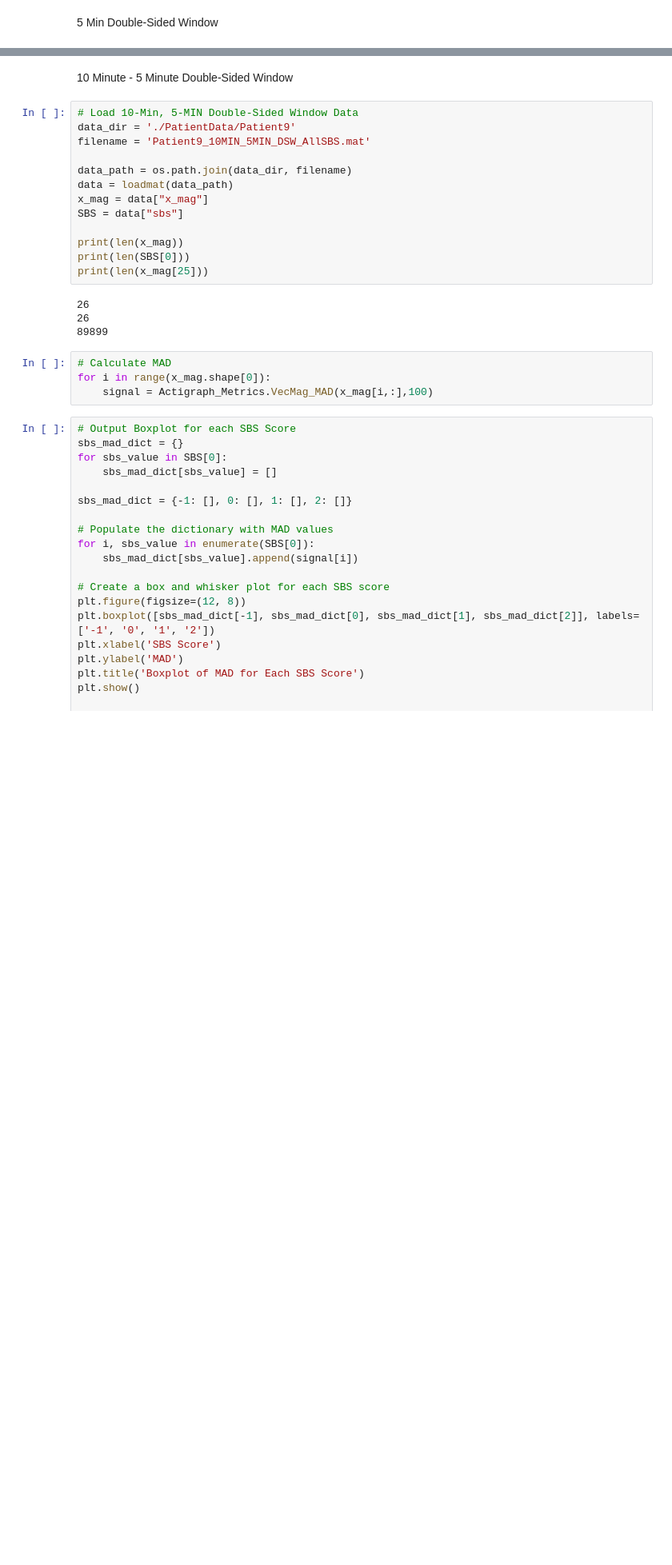
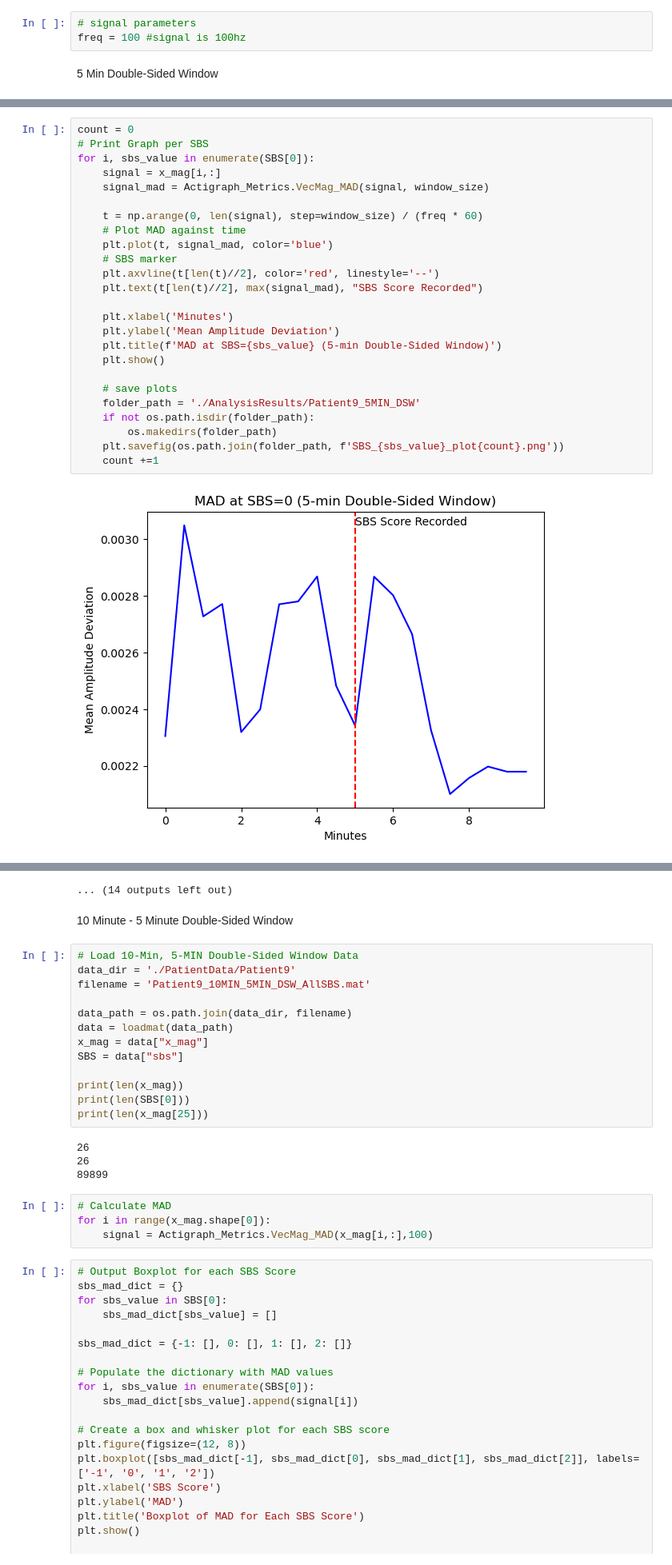
Before and after one commit to fyng/PedAccel, a Jupyter notebook: data_analysis/PythonPipeline/MAD_Graphs_Patient9.ipynb, the cells around one changed output, grey strips where cells are left out. Shown at 80% size. Cells and saved outputs as stored; diff of their text form; blank space fills up the shorter version.

```diff
--- a/data_analysis/PythonPipeline/MAD_Graphs_Patient9.ipynb
+++ b/data_analysis/PythonPipeline/MAD_Graphs_Patient9.ipynb
@@ -11,5 +11,8 @@ import matplotlib.lines as mlines
 from scipy.io import loadmat
 
 from Modules import Actigraph_Metrics
+# %%
+# signal parameters
+freq = 100 #signal is 100hz
 # %% [markdown]
 5 Min Double-Sided Window
@@ -137,0 +99,27 @@ for sbs_value in SBS[0]:
+# %%
+count = 0
+# Print Graph per SBS
+for i, sbs_value in enumerate(SBS[0]):
+    signal = x_mag[i,:]
+    signal_mad = Actigraph_Metrics.VecMag_MAD(signal, window_size)
+
+    t = np.arange(0, len(signal), step=window_size) / (freq * 60)
+    # Plot MAD against time
+    plt.plot(t, signal_mad, color='blue')
+    # SBS marker
+    plt.axvline(t[len(t)//2], color='red', linestyle='--')
+    plt.text(t[len(t)//2], max(signal_mad), "SBS Score Recorded")
+
+    plt.xlabel('Minutes')
+    plt.ylabel('Mean Amplitude Deviation')
+    plt.title(f'MAD at SBS={sbs_value} (5-min Double-Sided Window)')
+    plt.show()
+
+    # save plots
+    folder_path = './AnalysisResults/Patient9_5MIN_DSW'
+    if not os.path.isdir(folder_path):
+        os.makedirs(folder_path)
+    plt.savefig(os.path.join(folder_path, f'SBS_{sbs_value}_plot{count}.png'))
+    count +=1
+# %% [output]
+[figure, added]
@@ -138,3 +137,4 @@ for sbs_value in SBS[0]:
+... (14 outputs left out)
 # %% [markdown]
 10 Minute - 5 Minute Double-Sided Window
 # %%
```
Also changed, not shown: parts of 6 cells of this notebook.
